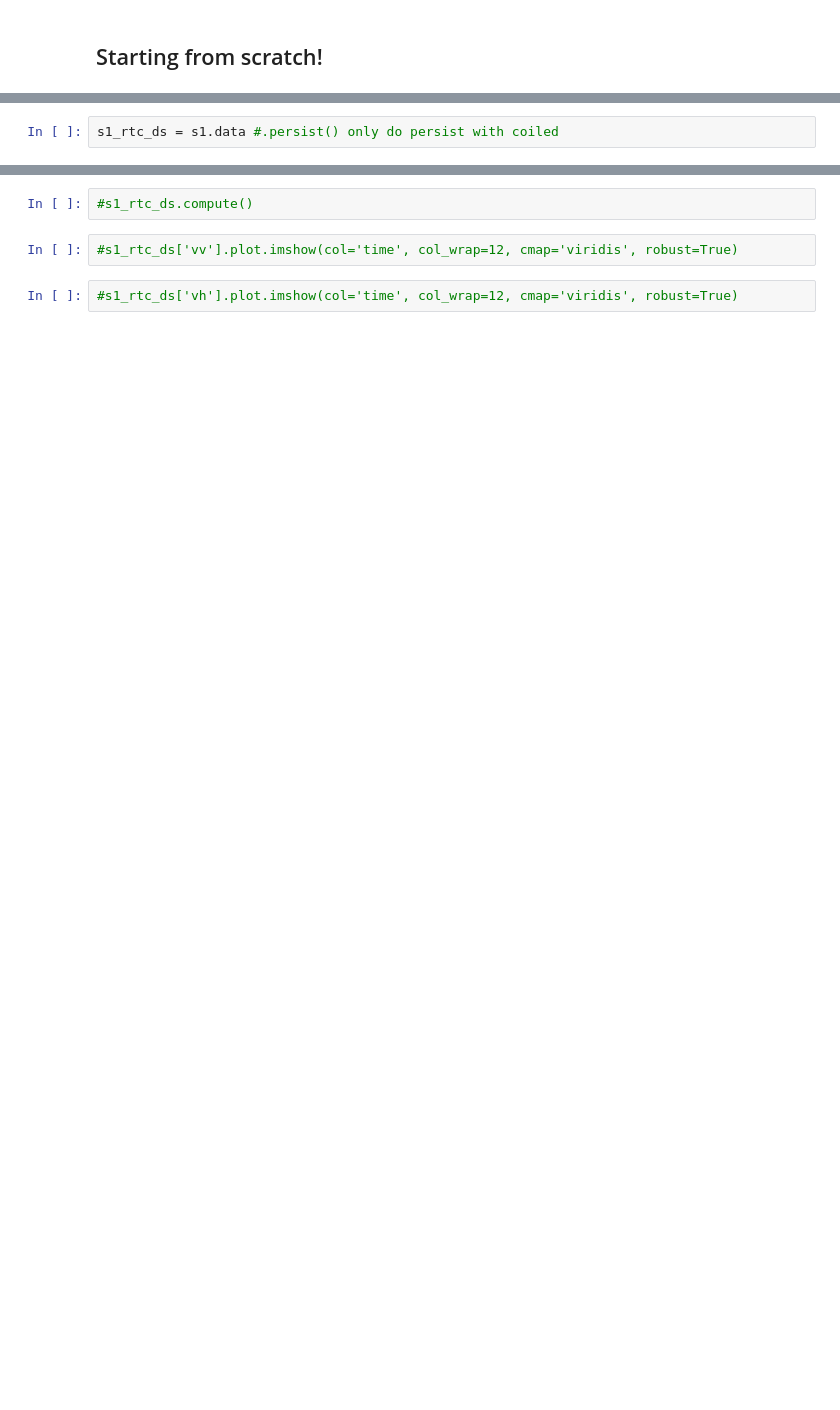
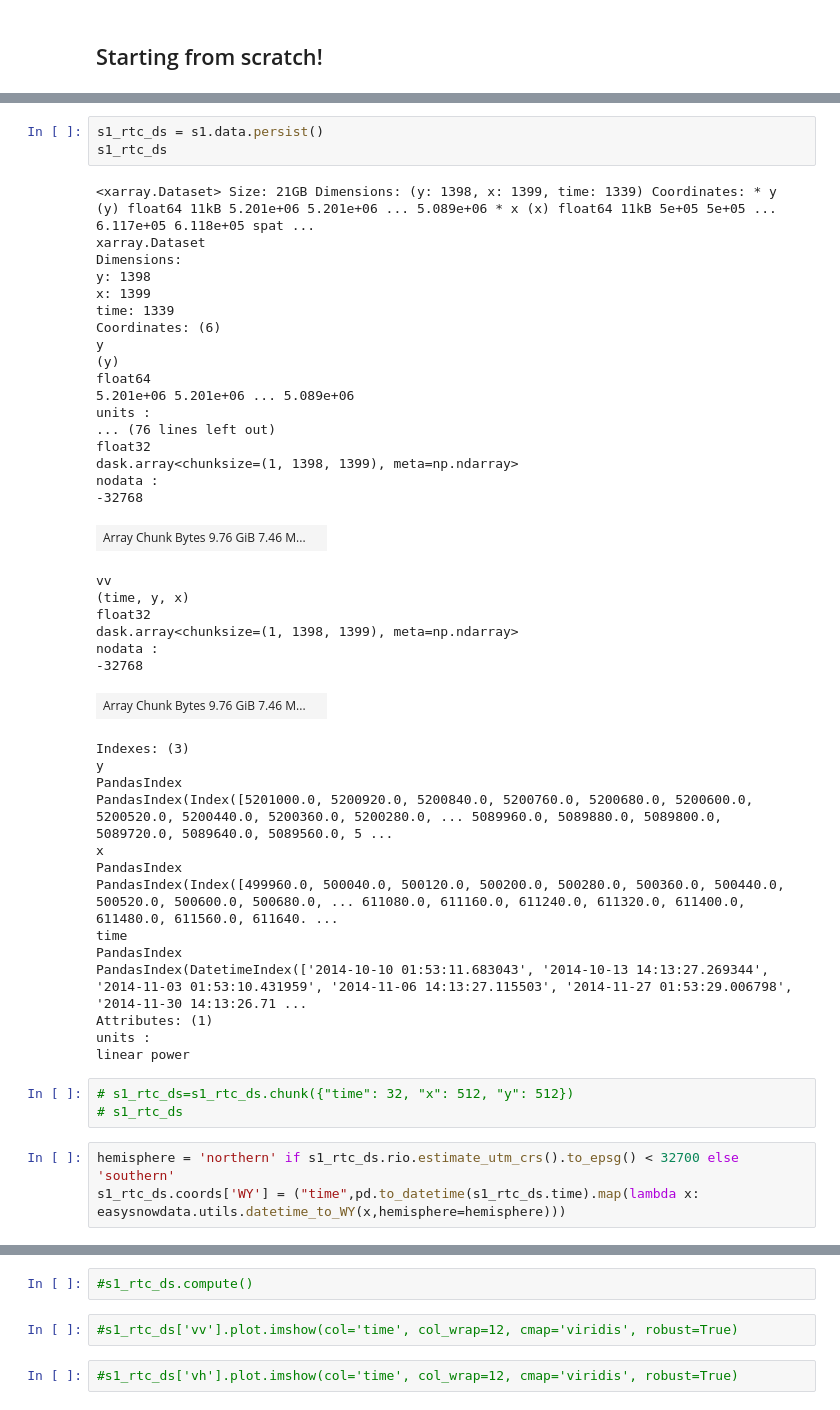
Before and after one commit to egagli/sar_snowmelt_timing, a Jupyter notebook: remake_sar_snowmelt_timing.ipynb, the cells around one changed output, grey strips where cells are left out. Saved outputs shown, nothing was run; the diff lists cells and outputs as text; blank space fills up the shorter version.

```diff
--- a/remake_sar_snowmelt_timing.ipynb
+++ b/remake_sar_snowmelt_timing.ipynb
@@ -51,2 +82,48 @@ Units remain in linear power. Convert to dB using the .linear_to_db() method.
 # %%
-s1_rtc_ds = s1.data #.persist() only do persist with coiled
+s1_rtc_ds = s1.data.persist()
+s1_rtc_ds
+# %% [output]
+<xarray.Dataset> Size: 21GB Dimensions: (y: 1398, x: 1399, time: 1339) Coordinates: * y (y) float64 11kB 5.201e+06 5.201e+06 ... 5.089e+06 * x (x) float64 11kB 5e+05 5e+05 ... 6.117e+05 6.118e+05 spat ...
+xarray.Dataset
+Dimensions:
+y: 1398
+x: 1399
+time: 1339
+Coordinates: (6)
+y
+(y)
+float64
+5.201e+06 5.201e+06 ... 5.089e+06
+units :
+... (76 lines left out)
+float32
+dask.array<chunksize=(1, 1398, 1399), meta=np.ndarray>
+nodata :
+-32768
+| Array Chunk Bytes 9.76 GiB 7.46 M... |  |
+vv
+(time, y, x)
+float32
+dask.array<chunksize=(1, 1398, 1399), meta=np.ndarray>
+nodata :
+-32768
+| Array Chunk Bytes 9.76 GiB 7.46 M... |  |
+Indexes: (3)
+y
+PandasIndex
+PandasIndex(Index([5201000.0, 5200920.0, 5200840.0, 5200760.0, 5200680.0, 5200600.0, 5200520.0, 5200440.0, 5200360.0, 5200280.0, ... 5089960.0, 5089880.0, 5089800.0, 5089720.0, 5089640.0, 5089560.0, 5 ...
+x
+PandasIndex
+PandasIndex(Index([499960.0, 500040.0, 500120.0, 500200.0, 500280.0, 500360.0, 500440.0, 500520.0, 500600.0, 500680.0, ... 611080.0, 611160.0, 611240.0, 611320.0, 611400.0, 611480.0, 611560.0, 611640. ...
+time
+PandasIndex
+PandasIndex(DatetimeIndex(['2014-10-10 01:53:11.683043', '2014-10-13 14:13:27.269344', '2014-11-03 01:53:10.431959', '2014-11-06 14:13:27.115503', '2014-11-27 01:53:29.006798', '2014-11-30 14:13:26.71 ...
+Attributes: (1)
+units :
+linear power
+# %%
+# s1_rtc_ds=s1_rtc_ds.chunk({"time": 32, "x": 512, "y": 512})
+# s1_rtc_ds
+# %%
+hemisphere = 'northern' if s1_rtc_ds.rio.estimate_utm_crs().to_epsg() < 32700 else 'southern'
+s1_rtc_ds.coords['WY'] = ("time",pd.to_datetime(s1_rtc_ds.time).map(lambda x: easysnowdata.utils.datetime_to_WY(x,hemisphere=hemisphere)))
```
Also changed, not shown: parts of 43 cells of this notebook.
